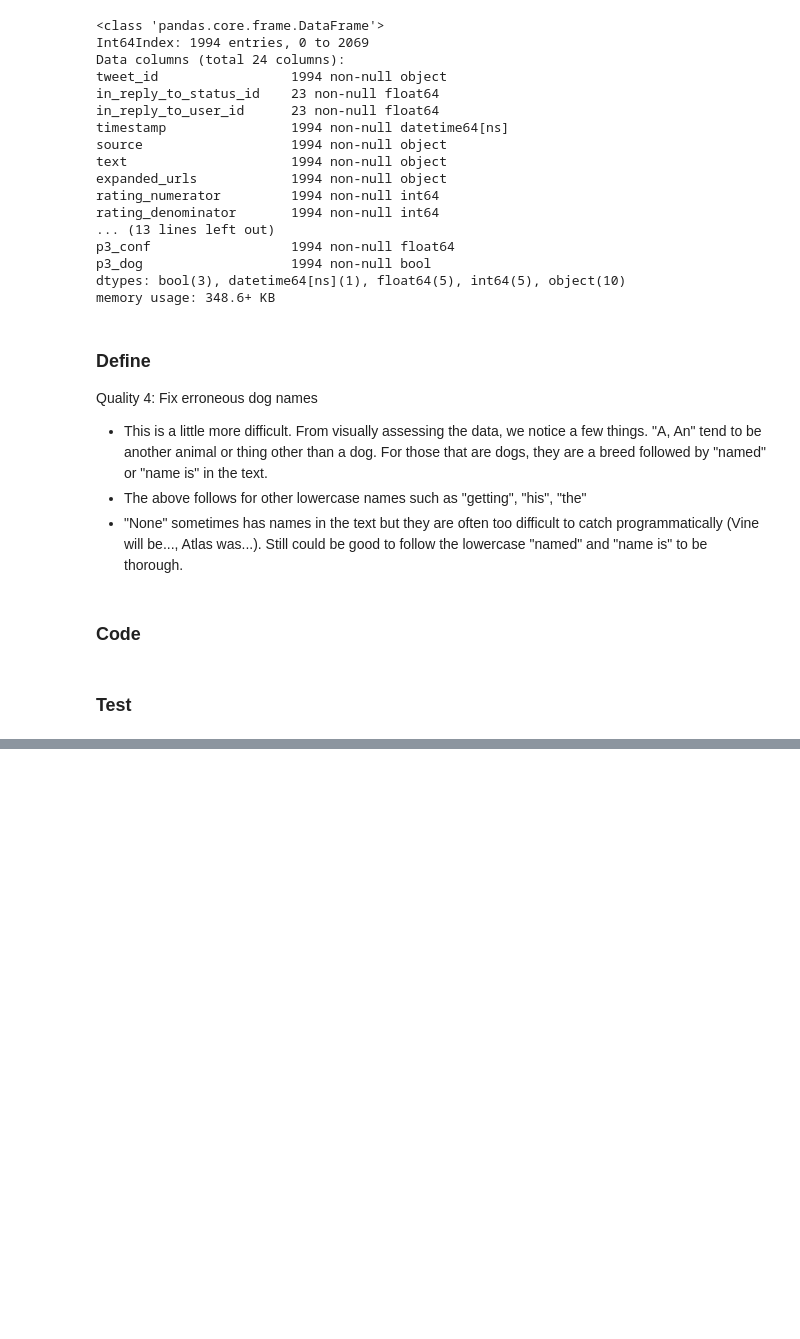
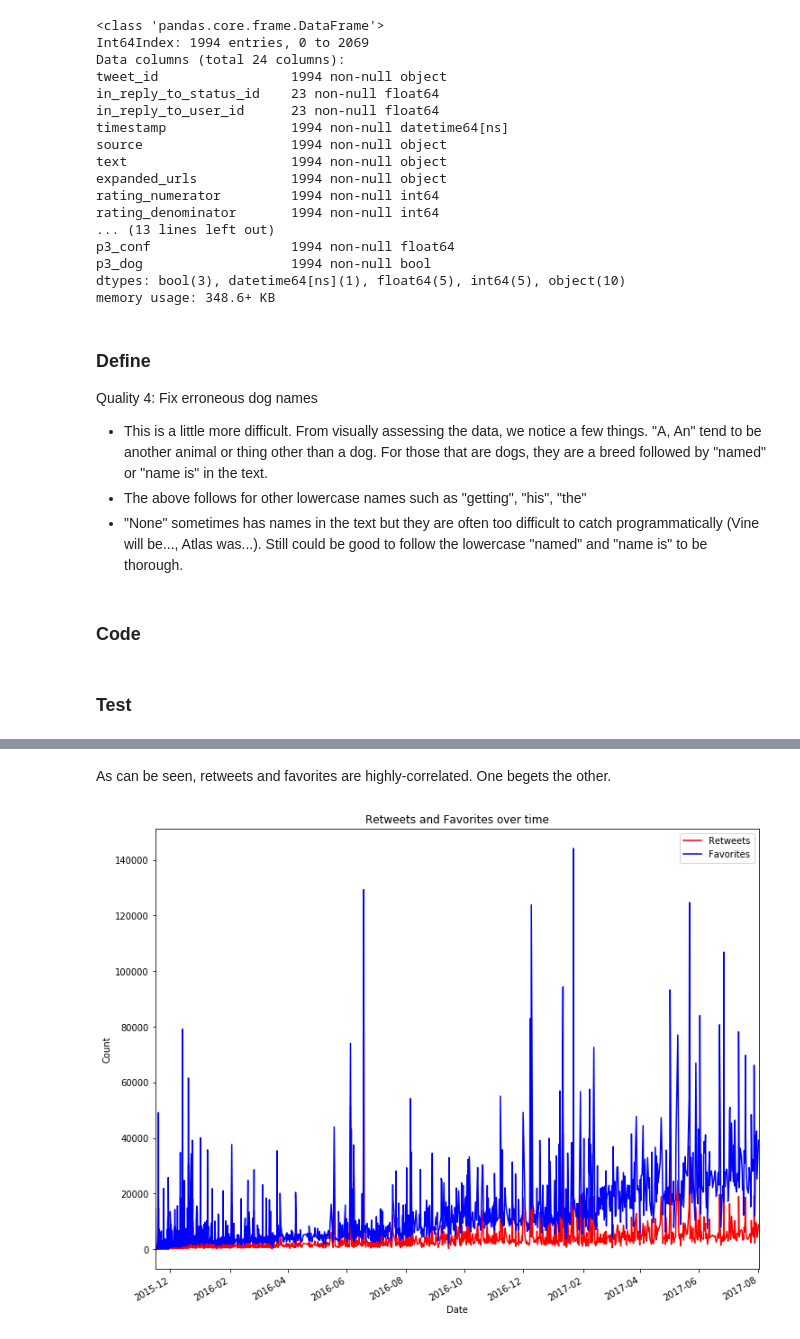
Before and after one commit to jinseilim/Wrangling-Dog-Rating-Data, a Jupyter notebook: wrangle_act.ipynb, the cells around one changed output, grey strips where cells are left out. Saved outputs shown, nothing was run; the diff lists cells and outputs as text; code cells hidden in the pictures; blank space fills up the shorter version.

```diff
--- a/wrangle_act.ipynb
+++ b/wrangle_act.ipynb
@@ -481,0 +533,10 @@ tweet_archive_clean.loc[(tweet_archive_clean['name'].str.islower())]
+# %%
+# Change to categorical variables
+tweet_archive_clean.dog_type = tweet_archive_clean.dog_type.astype('category')
+tweet_archive_clean.p1 = tweet_archive_clean.p1.astype('category')
+tweet_archive_clean.p2 = tweet_archive_clean.p2.astype('category')
+tweet_archive_clean.p3 = tweet_archive_clean.p3.astype('category')
+
+# Change to floats
+tweet_archive_clean.rating_numerator = tweet_archive_clean.rating_numerator.astype(float)
+tweet_archive_clean.rating_denominator = tweet_archive_clean.rating_denominator.astype(float)
@@ -481,0 +678,14 @@ tweet_archive_clean.loc[(tweet_archive_clean['name'].str.islower())]
+# %% [markdown]
+As can be seen, retweets and favorites are highly-correlated. One begets the other.
+# %%
+# Now let's see both counts over time
+plt.figure(1, figsize = (12, 10))
+df['retweet_count'].plot(color = 'red', label='Retweets')
+df['favorite_count'].plot(color = 'blue', label='Favorites')
+plt.legend(loc='upper right')
+plt.xlabel('Date')
+plt.ylabel('Count')
+plt.title('Retweets and Favorites over time')
+plt.show()
+# %% [output]
+[figure, added]
```
Also changed, not shown: parts of 37 cells of this notebook, 3 other files.
